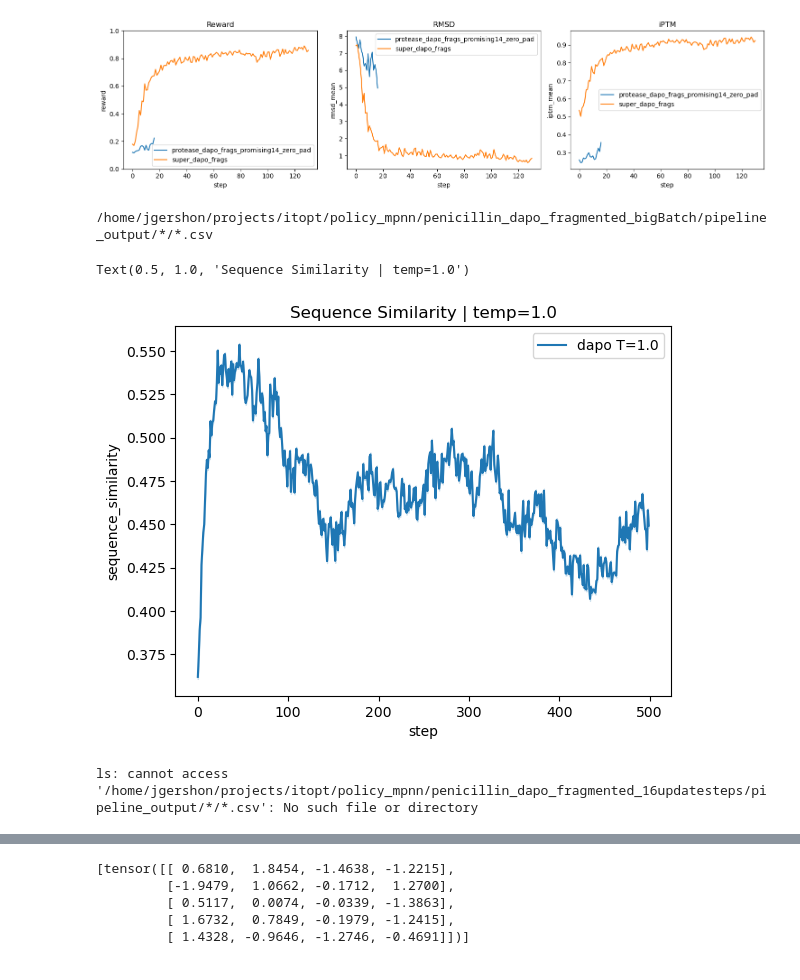
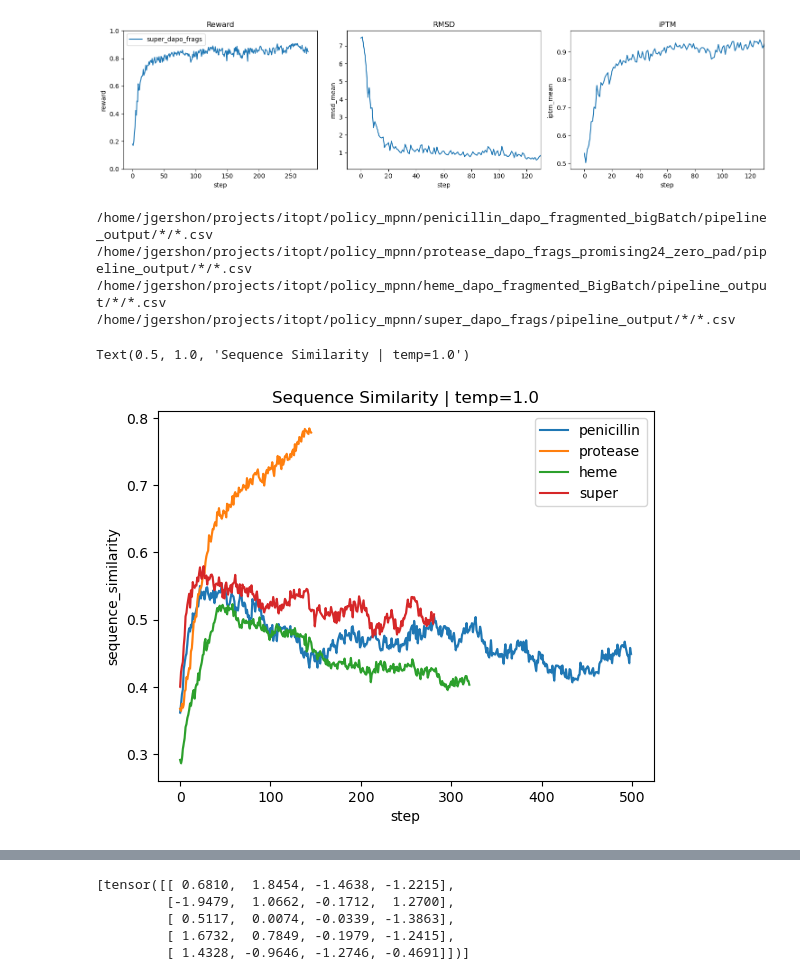
Before and after one commit to 0merle0/cleo, a Jupyter notebook: reinforced_mpnn/notebooks/policy_dev.ipynb, the cells around one changed output, grey strips where cells are left out. Saved outputs shown, nothing was run; the diff lists cells and outputs as text; code cells hidden in the pictures.

```diff
--- a/reinforced_mpnn/notebooks/policy_dev.ipynb
+++ b/reinforced_mpnn/notebooks/policy_dev.ipynb
@@ -107,7 +107,9 @@ to_plot = [
     # ("protease_dapo_frags_promising14", "protease_dapo_frags_promising14"),
 
 
-    ("protease_dapo_frags_promising14_zero_pad", "protease_dapo_frags_promising14_zero_pad"),
+    # ("protease_dapo_frags_promising14_zero_pad", "protease_dapo_frags_promising14_zero_pad"),
+    # ("protease_dapo_frags_promising24_zero_pad", "protease_dapo_frags_promising24_zero_pad"),
+
 
 
 
@@ -123,10 +125,15 @@ to_plot = [
 for p in to_plot:
     plot_metrics(p[0], p[1], base_path=base_path, fig=fig, ax=ax)
 
-# ax[1].set_xlim(-10,200)
+ax[1].set_xlim(-10,130)
+ax[2].set_xlim(-10,130)
+ax[1].legend().set_visible(False)
+ax[2].legend().set_visible(False)
+
+
 plt.tight_layout()
 # %% [output]
-[figure, old version]
+[figure, new version]
 # %%
 
 def get_stepwise_diversity(folder, base_path=base_path):
@@ -139,37 +146,46 @@ def get_stepwise_diversity(folder, base_path=base_path):
         "step": [],
         "sequence_similarity": [],
     }
 
     for f in files:
         tmp = pd.read_csv(f)
         all_seqs = tmp["sequence"].tolist()
         all_dists = get_pairwise_dists(all_seqs)
         datas["step"].extend([int(f.split("/")[-2].split("_")[-1])] * len(all_dists))
         datas["sequence_similarity"].extend(all_dists)
 
     return pd.DataFrame(datas)
 
 # df = get_stepwise_diversity("penicillin_vanilla_pg_fragmented_rmsd_correct")
-df_dapo = get_stepwise_diversity("penicillin_dapo_fragmented_bigBatch")
+# df_dapo = get_stepwise_diversity("penicillin_dapo_fragmented_bigBatch")
+
+df_penicillin = get_stepwise_diversity("penicillin_dapo_fragmented_bigBatch")
+
+df_protease = get_stepwise_diversity("protease_dapo_frags_promising24_zero_pad")
+sns.lineplot(data=df_protease, x="step", y="sequence_similarity", label="protease")
+
+df_heme = get_stepwise_diversity("heme_dapo_fragmented_BigBatch")
+sns.lineplot(data=df_heme, x="step", y="sequence_similarity", label="heme")
+
+df_super = get_stepwise_diversity("super_dapo_frags")
+sns.lineplot(data=df_super, x="step", y="sequence_similarity", label="super")
 
 # df_T01 = get_stepwise_diversity("penicillin_vanilla_pg_fragmented_T0.1")
 # df_T025 = get_stepwise_diversity("penicillin_vanilla_pg_fragmented_T0.25")
 # df_T05 = get_stepwise_diversity("penicillin_vanilla_pg_fragmented_T0.5")
 
 
 # sns.lineplot(data=df, x="step", y="sequence_similarity", label="T=1.0",)
-sns.lineplot(data=df_dapo, x="step", y="sequence_similarity", label="dapo T=1.0")
 # sns.lineplot(data=df_T01, x="step", y="sequence_similarity", label="T=0.1")
 # sns.lineplot(data=df_T025, x="step", y="sequence_similarity", label="T=0.25")
 # sns.lineplot(data=df_T05, x="step", y="sequence_similarity", label="T=0.5")
 # plt.ylim(0, 1)
 
 plt.title("Sequence Similarity | temp=1.0")
 # %% [output]
 /home/jgershon/projects/itopt/policy_mpnn/penicillin_dapo_fragmented_bigBatch/pipeline_output/*/*.csv
+/home/jgershon/projects/itopt/policy_mpnn/protease_dapo_frags_promising24_zero_pad/pipeline_output/*/*.csv
+/home/jgershon/projects/itopt/policy_mpnn/heme_dapo_fragmented_BigBatch/pipeline_output/*/*.csv
+/home/jgershon/projects/itopt/policy_mpnn/super_dapo_frags/pipeline_output/*/*.csv
 Text(0.5, 1.0, 'Sequence Similarity | temp=1.0')
-[figure, old version]
+[figure, new version]
-# %%
-ls /home/jgershon/projects/itopt/policy_mpnn/penicillin_dapo_fragmented_16updatesteps/pipeline_output/*/*.csv
-# %% [output]
-ls: cannot access '/home/jgershon/projects/itopt/policy_mpnn/penicillin_dapo_fragmented_16updatesteps/pipeline_output/*/*.csv': No such file or directory
```
Also changed, not shown: parts of 2 cells of this notebook.
